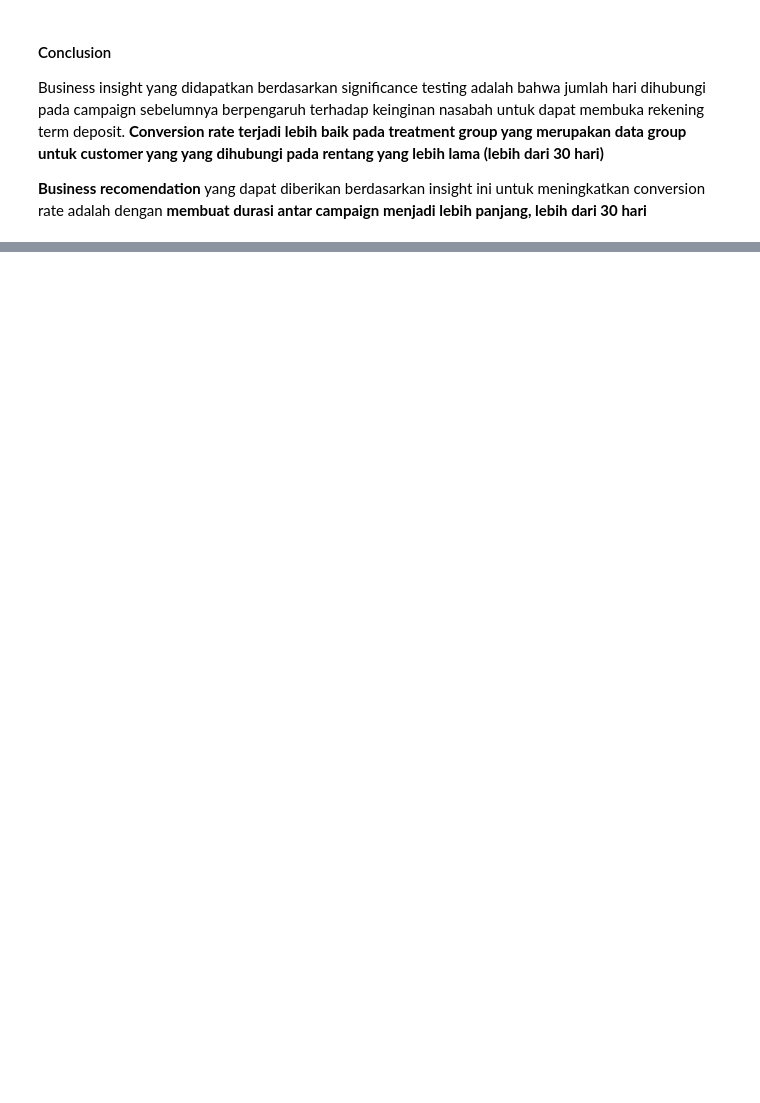
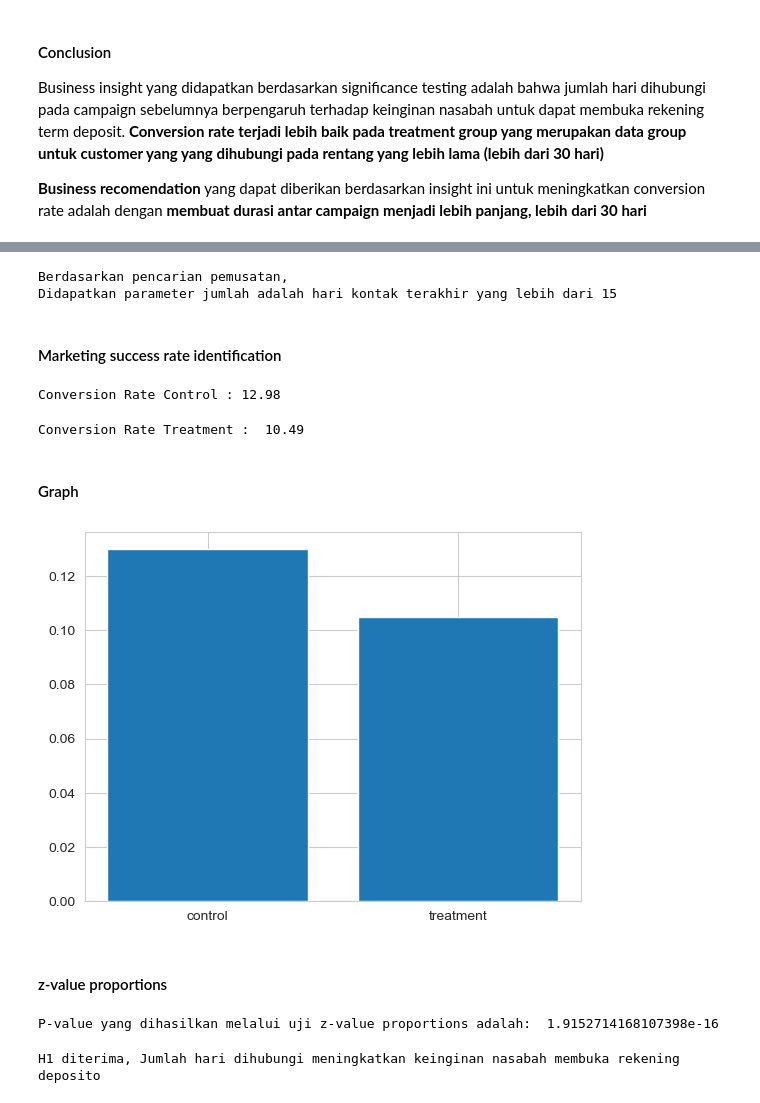
Before and after one commit to bagusatya08/Term-Deposit-Potential-Customer-Prediction, a Jupyter notebook: stage-1/eda-insight-visualization.ipynb, the cells around one changed output, grey strips where cells are left out. Saved outputs shown, nothing was run; the diff lists cells and outputs as text; code cells hidden in the pictures; blank space fills up the shorter version.

```diff
--- a/stage-1/eda-insight-visualization.ipynb
+++ b/stage-1/eda-insight-visualization.ipynb
@@ -804,0 +770,41 @@ plt.show()
+# %%
+# dividing duration to long and short by manual parameter per 30days
+
+parameter = 15
+print('Berdasarkan pencarian pemusatan, \nDidapatkan parameter jumlah adalah hari kontak terakhir yang lebih dari', parameter)
+# %% [output]
+Berdasarkan pencarian pemusatan,
+Didapatkan parameter jumlah adalah hari kontak terakhir yang lebih dari 15
+# %%
+control = data_used.query("day <= 15")
+treatment = data_used.query("day > 15")
+# %% [markdown]
+#### Marketing success rate identification
+# %%
+success_control = control.query("y != 'no'").y.count()
+success_treatment = treatment.query("y != 'no'").y.count()
+# %%
+obs_control = control.shape[0]
+obs_treatment = treatment.shape[0]
+# %%
+cr_control = success_control/obs_control
+cr_treatment = success_treatment/obs_treatment
+# %%
+print('Conversion Rate Control :', round(cr_control*100, 2))
+# %% [output]
+Conversion Rate Control : 12.98
+# %%
+print('Conversion Rate Treatment : ', round(cr_treatment*100,2))
+# %% [output]
+Conversion Rate Treatment :  10.49
+# %% [markdown]
+#### Graph
+# %%
+x = ['control', 'treatment']
+value = [cr_control, cr_treatment]
+plt.bar(x, value)
+plt.show()
+# %% [output]
+[figure, added]
+# %% [markdown]
+#### z-value proportions
@@ -804,0 +816,11 @@ plt.show()
+# %%
+print('P-value yang dihasilkan melalui uji z-value proportions adalah: ', pvalue)
+# %% [output]
+P-value yang dihasilkan melalui uji z-value proportions adalah:  1.9152714168107398e-16
+# %%
+if pvalue >= 0.05 :
+    print('H0 diterima, Jumlah hari dihubungi tidak meningkatkan keinginan nasabah membuka rekening deposito')
+else :
+    print('H1 diterima, Jumlah hari dihubungi meningkatkan keinginan nasabah membuka rekening deposito')
+# %% [output]
+H1 diterima, Jumlah hari dihubungi meningkatkan keinginan nasabah membuka rekening deposito
```
Also changed, not shown: parts of 81 cells of this notebook.
